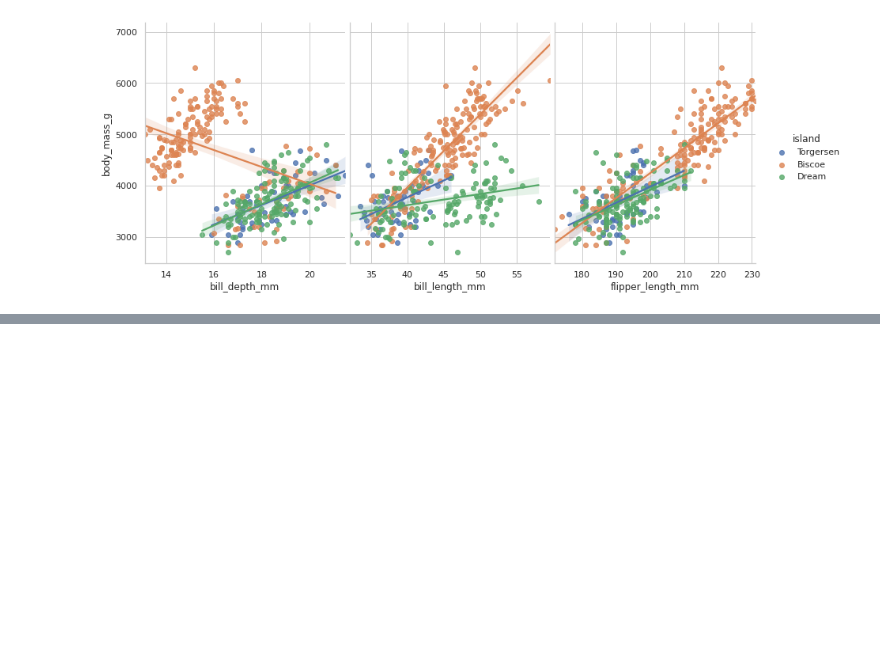
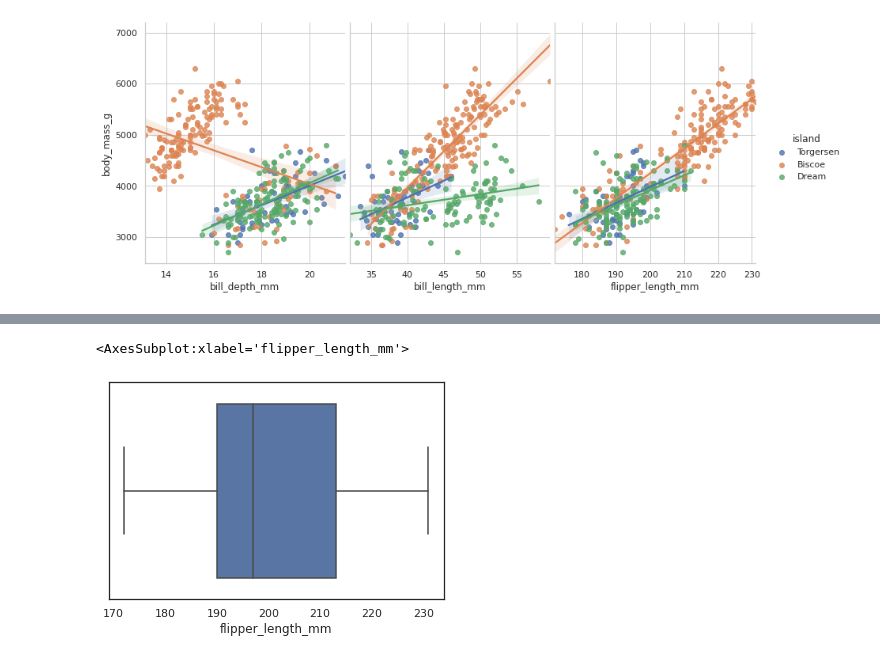
Before and after one commit to Sureshkrishh/Datascience-notes, a Jupyter notebook: 1. Python/012. Seaborn.ipynb, the cells around one changed output, grey strips where cells are left out. Saved outputs shown, nothing was run; the diff lists cells and outputs as text; code cells hidden in the pictures; blank space fills up the shorter version.

```diff
--- a/1. Python/012. Seaborn.ipynb
+++ b/1. Python/012. Seaborn.ipynb
@@ -346,0 +401,6 @@ plt.show()
+# %%
+sns.set_theme(style='white')
+sns.boxplot(data=pn,x='flipper_length_mm')
+# %% [output]
+<AxesSubplot:xlabel='flipper_length_mm'>
+[figure, added]
```
Also changed, not shown: parts of 12 cells of this notebook.
